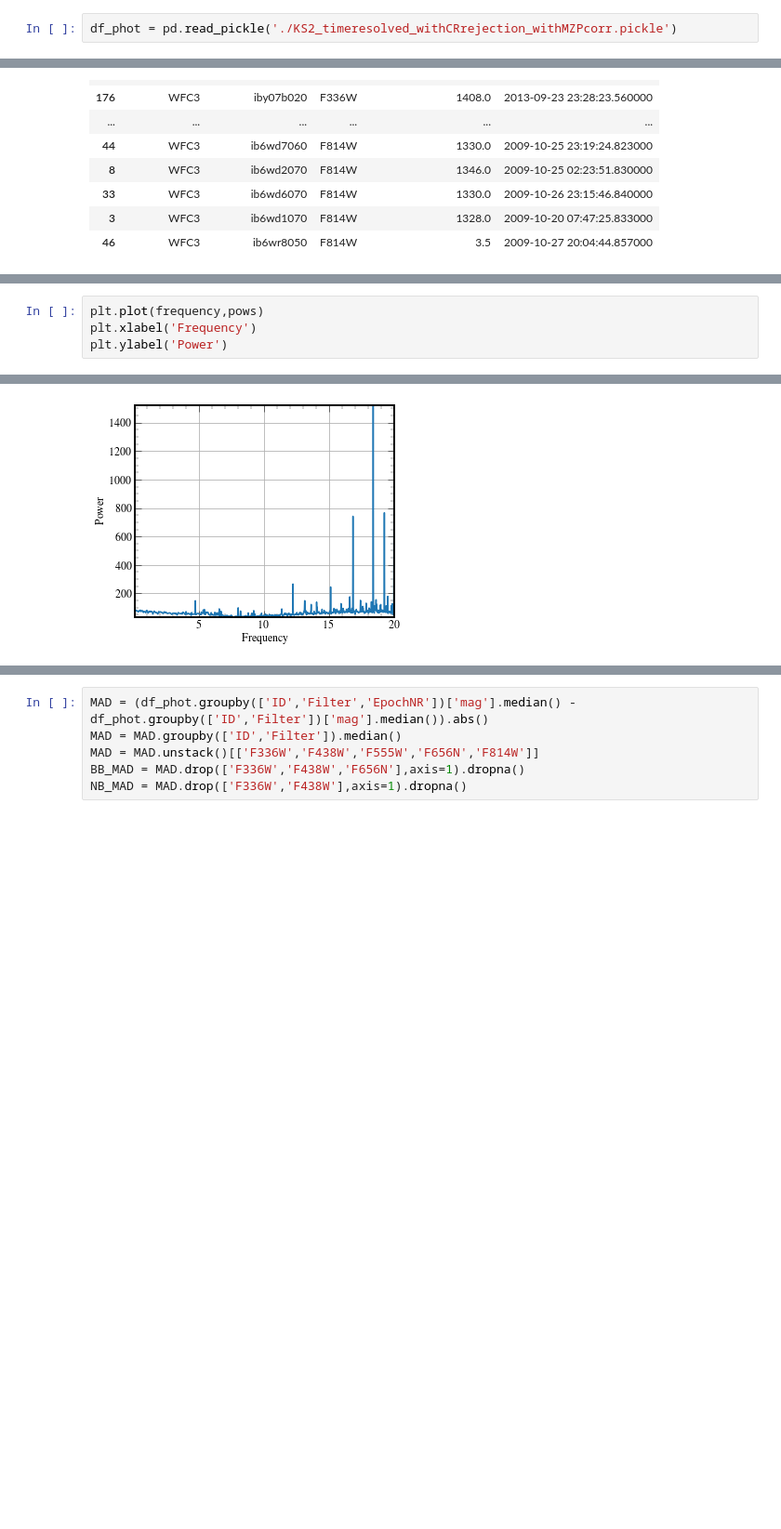
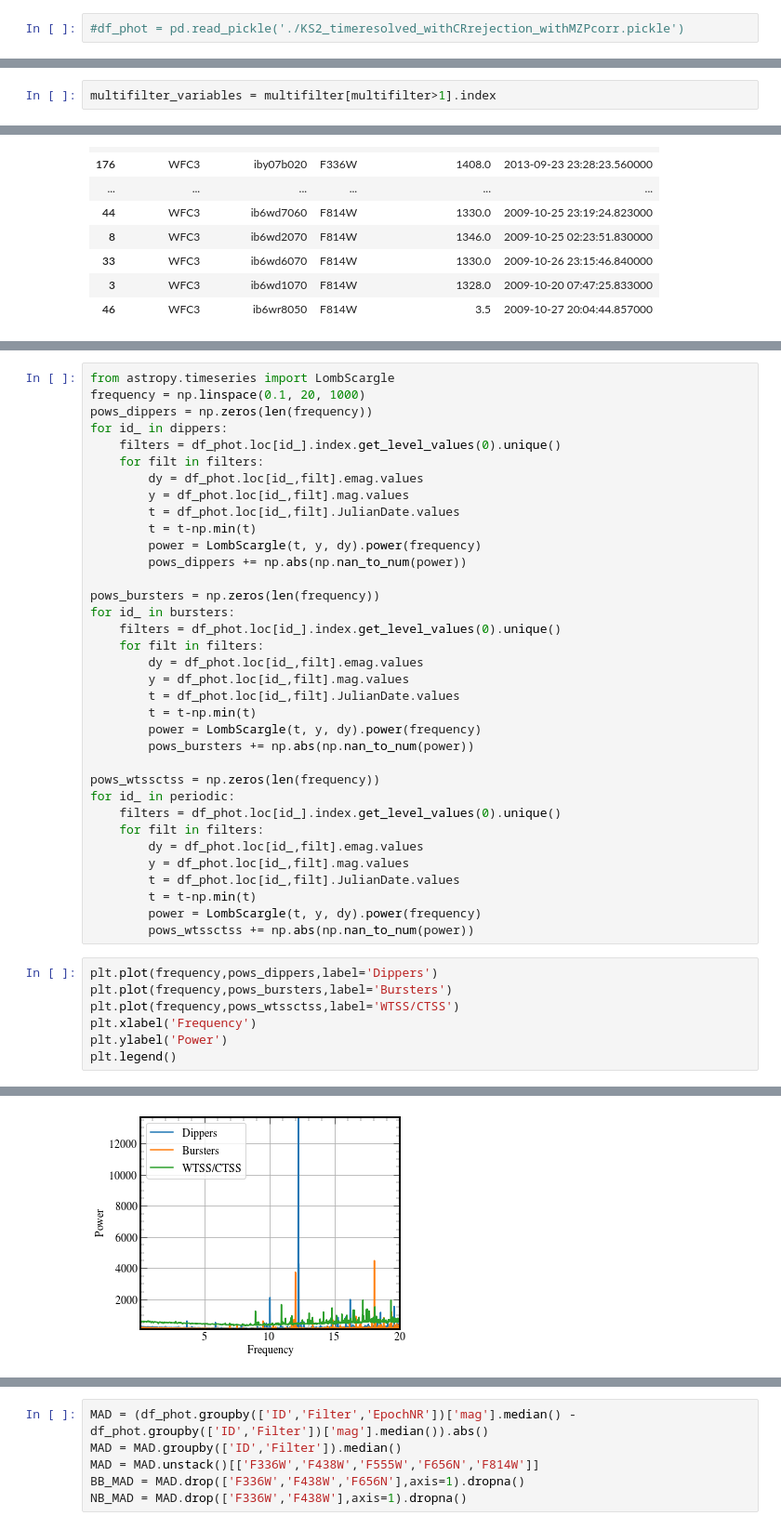
Before and after one commit to LuukOudshoorn25/KS2Analysis, a Jupyter notebook: 30Dor_KS2/KS2 Analysis.ipynb, the cells around one changed output, grey strips where cells are left out. Shown at 93% size. Drawn from its saved outputs; the diff is of its cells as text; blank space fills up the shorter version.

```diff
--- a/30Dor_KS2/KS2 Analysis.ipynb
+++ b/30Dor_KS2/KS2 Analysis.ipynb
@@ -616,3 +651,3 @@ df_phot.to_pickle('./KS2_timeresolved_withCRrejection_withMZPcorr.pickle')
 # %%
-df_phot = pd.read_pickle('./KS2_timeresolved_withCRrejection_withMZPcorr.pickle')
+#df_phot = pd.read_pickle('./KS2_timeresolved_withCRrejection_withMZPcorr.pickle')
 # %%
@@ -1311,0 +1298,2 @@ F814W  &  421 &  2.27 \\
+# %%
+multifilter_variables = multifilter[multifilter>1].index
@@ -2652,5 +2946,43 @@ for id_ in variables[variables.Filter=='F555W'].index:
+# %%
+from astropy.timeseries import LombScargle
+frequency = np.linspace(0.1, 20, 1000)
+pows_dippers = np.zeros(len(frequency))
+for id_ in dippers:
+    filters = df_phot.loc[id_].index.get_level_values(0).unique()
+    for filt in filters:
+        dy = df_phot.loc[id_,filt].emag.values
+        y = df_phot.loc[id_,filt].mag.values
+        t = df_phot.loc[id_,filt].JulianDate.values
+        t = t-np.min(t)
+        power = LombScargle(t, y, dy).power(frequency)
+        pows_dippers += np.abs(np.nan_to_num(power))
+
+pows_bursters = np.zeros(len(frequency))
+for id_ in bursters:
+    filters = df_phot.loc[id_].index.get_level_values(0).unique()
+    for filt in filters:
+        dy = df_phot.loc[id_,filt].emag.values
+        y = df_phot.loc[id_,filt].mag.values
+        t = df_phot.loc[id_,filt].JulianDate.values
+        t = t-np.min(t)
+        power = LombScargle(t, y, dy).power(frequency)
+        pows_bursters += np.abs(np.nan_to_num(power))
+
+pows_wtssctss = np.zeros(len(frequency))
+for id_ in periodic:
+    filters = df_phot.loc[id_].index.get_level_values(0).unique()
+    for filt in filters:
+        dy = df_phot.loc[id_,filt].emag.values
+        y = df_phot.loc[id_,filt].mag.values
+        t = df_phot.loc[id_,filt].JulianDate.values
+        t = t-np.min(t)
+        power = LombScargle(t, y, dy).power(frequency)
+        pows_wtssctss += np.abs(np.nan_to_num(power))
 # %%
-plt.plot(frequency,pows)
+plt.plot(frequency,pows_dippers,label='Dippers')
+plt.plot(frequency,pows_bursters,label='Bursters')
+plt.plot(frequency,pows_wtssctss,label='WTSS/CTSS')
 plt.xlabel('Frequency')
 plt.ylabel('Power')
+plt.legend()
 # %% [output]
@@ -2658,3 +2990,3 @@ Text(0, 0.5, 'Power')
-[figure, old version]
+[figure, new version]
 # %%
 # %% [output]
```
Also changed, not shown: parts of 86 cells of this notebook.
